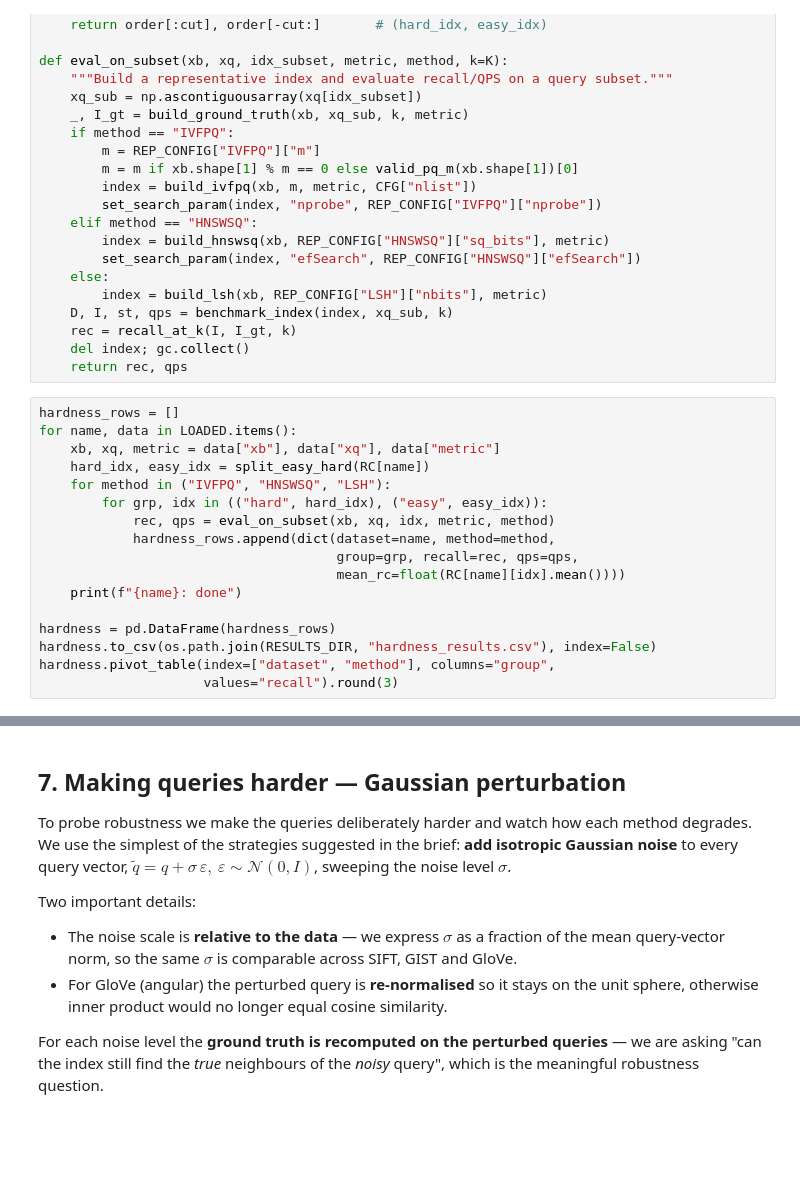
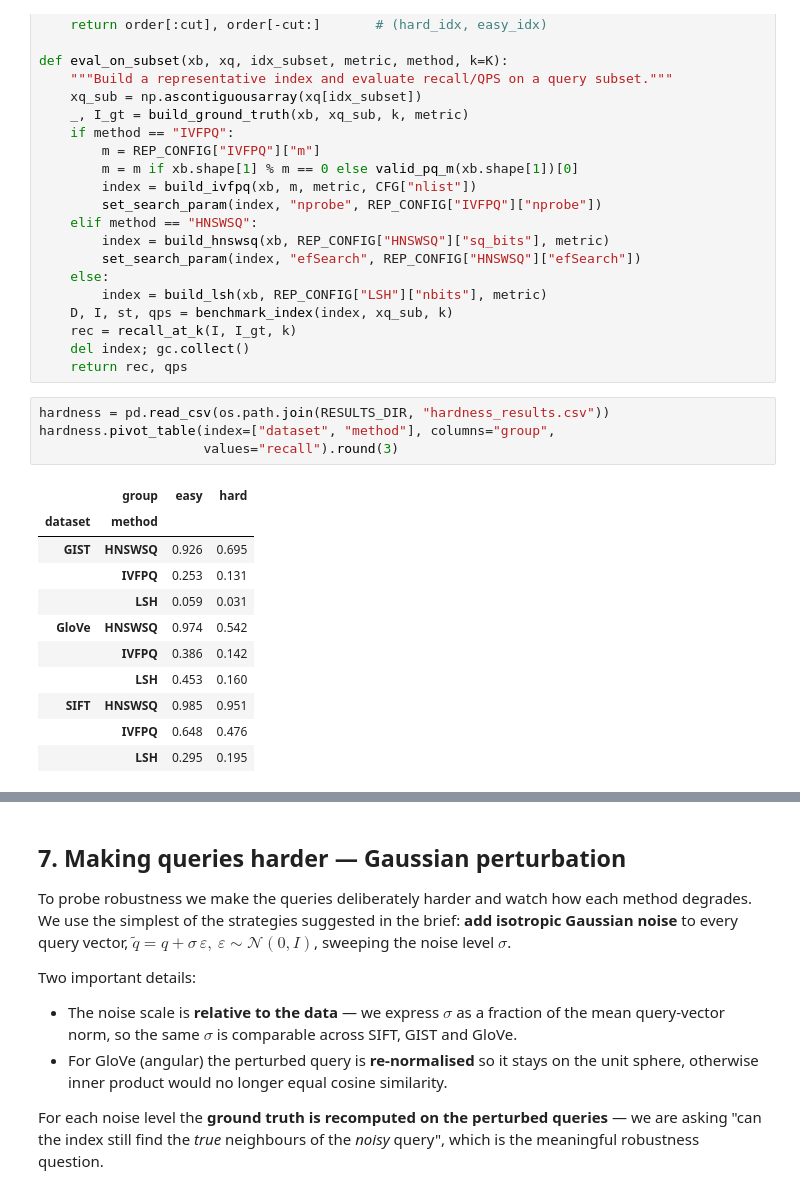
Before and after one commit to Dimitrispap123/Evaluations-of-Vector-Search-Methods-with-FAISS, a Jupyter notebook: faiss_vector_search.ipynb, the cells around one changed output, grey strips where cells are left out. Drawn from its saved outputs; the diff is of its cells as text; blank space fills up the shorter version.

```diff
--- a/faiss_vector_search.ipynb
+++ b/faiss_vector_search.ipynb
@@ -593,22 +623,21 @@ def eval_on_subset(xb, xq, idx_subset, metric, method, k=K):
     del index; gc.collect()
     return rec, qps
 # %%
-hardness_rows = []
-for name, data in LOADED.items():
-    xb, xq, metric = data["xb"], data["xq"], data["metric"]
-    hard_idx, easy_idx = split_easy_hard(RC[name])
-    for method in ("IVFPQ", "HNSWSQ", "LSH"):
-        for grp, idx in (("hard", hard_idx), ("easy", easy_idx)):
-            rec, qps = eval_on_subset(xb, xq, idx, metric, method)
-            hardness_rows.append(dict(dataset=name, method=method,
-                                      group=grp, recall=rec, qps=qps,
-                                      mean_rc=float(RC[name][idx].mean())))
-    print(f"{name}: done")
-
-hardness = pd.DataFrame(hardness_rows)
-hardness.to_csv(os.path.join(RESULTS_DIR, "hardness_results.csv"), index=False)
+hardness = pd.read_csv(os.path.join(RESULTS_DIR, "hardness_results.csv"))
 hardness.pivot_table(index=["dataset", "method"], columns="group",
                      values="recall").round(3)
+# %% [output]
+|  | group | easy | hard |
+| dataset | method |  |  |
+| GIST | HNSWSQ | 0.926 | 0.695 |
+|  | IVFPQ | 0.253 | 0.131 |
+|  | LSH | 0.059 | 0.031 |
+| GloVe | HNSWSQ | 0.974 | 0.542 |
+|  | IVFPQ | 0.386 | 0.142 |
+|  | LSH | 0.453 | 0.160 |
+| SIFT | HNSWSQ | 0.985 | 0.951 |
+|  | IVFPQ | 0.648 | 0.476 |
+|  | LSH | 0.295 | 0.195 |
 # %%
 # Visualise easy-vs-hard recall gap.
 fig, axes = plt.subplots(1, len(LOADED), figsize=(5 * len(LOADED), 4), sharey=True)
```
Also changed, not shown: parts of 15 cells of this notebook, 16 other files.
